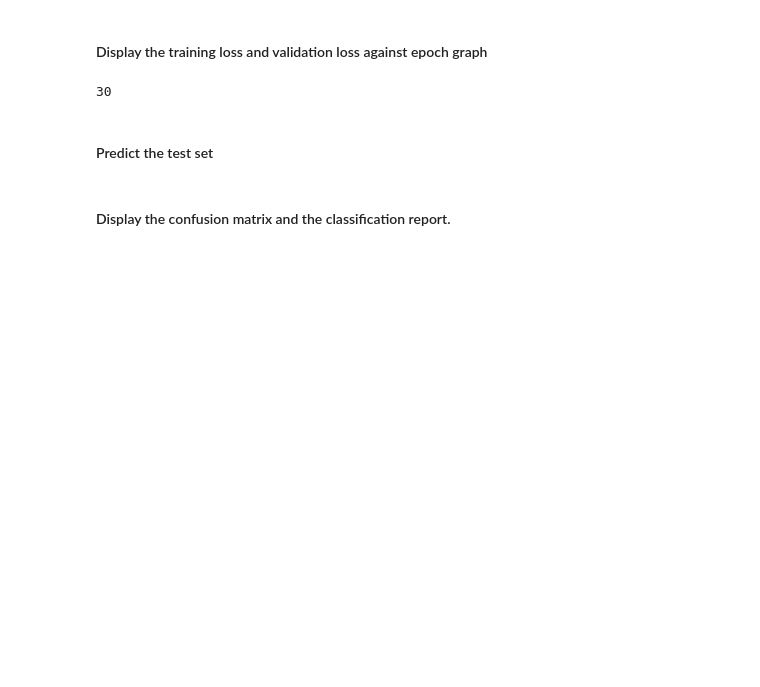
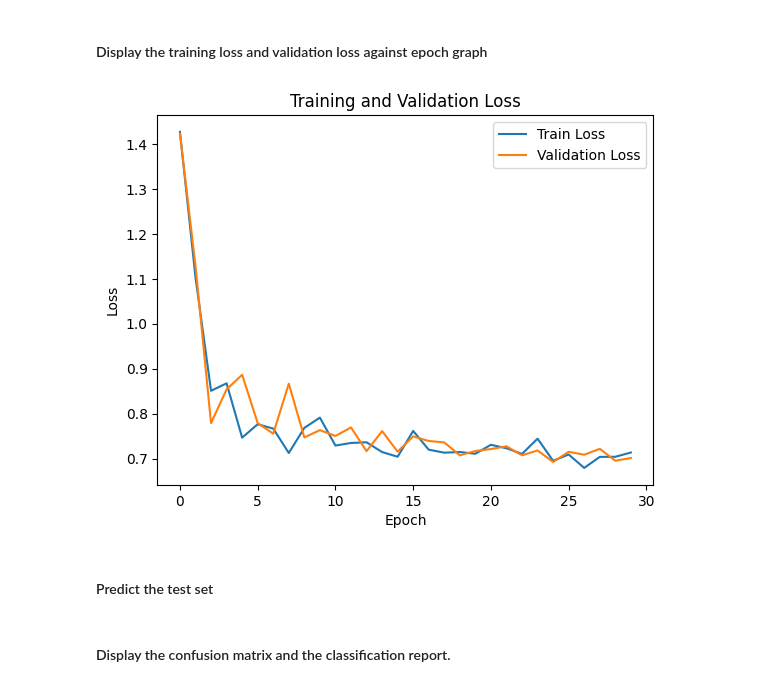
Before and after one commit to koayck/CPC251-TensorFlow-GradientDescent-NN, a Jupyter notebook: weight_estimation.ipynb, the cells around one changed output. Drawn from its saved outputs; the diff is of its cells as text; code cells hidden in the pictures; blank space fills up the shorter version.

```diff
--- a/weight_estimation.ipynb
+++ b/weight_estimation.ipynb
@@ -46,6 +45,7 @@ def loss_fn(y_true, y_pred):
     # epsilon = 1e-7
     # y_pred = tf.clip_by_value(y_pred, epsilon, 1. - epsilon)
     y_true = tf.cast(y_true, tf.float32)
+    y_pred = tf.cast(y_pred, tf.float32)
 
     # Binary Negative Log-Likelihood
     epsilon = 1e-7
@@ -63,19 +63,19 @@ def relu(inputs):
     """
     This function calculates the ReLU function.
     """
-    return tf.maximum(0, inputs)
+    return tf.maximum(0.0   , inputs)
 
 def forward(inputs, weights, biases):
     """
     This function calculates the forward pass (predicts the label).
     """
-    activation = 0
+    activation = inputs
     num_layers = len(weights) - 1
     for i in range(num_layers):
-        weighted_sum = tf.matmul(inputs, weights[i], False, False) + biases[i]
+        weighted_sum = tf.matmul(activation, weights[i]) + biases[i]
         activation = relu(weighted_sum)
 
-    weighted_sum_output = tf.matmul(activation, weights[-1], False, False) + biases[-1]
+    weighted_sum_output = tf.matmul(activation, weights[-1]) + biases[-1]
     prediction = sigmoid(weighted_sum_output)
 
     return prediction
@@ -139,24 +134,27 @@ Hint: <br>
 Use `tf.Variable` to create the tensors.<br>
 Put the tensors in a list.
 # %%
+import numpy as np
+
+
 features = dataset.iloc[:, :-1]  # All rows, all columns except the last
 labels = dataset.iloc[:, -1]  # All rows, only the last column
 
 # Convert the pandas DataFrame into a TensorFlow Dataset
 dataset_tf = tf.data.Dataset.from_tensor_slices((features.values, labels.values))
-
+np.random.seed(42)
 input_size = 5  # 5 features
-hidden_size = 8  # Size of the hidden layer
+hidden_size = 5  # Size of the hidden layer
 output_size = 1  # Predict 2 classes
 
 # Initialize weights and biases for each layer in lists
-weights = [tf.Variable(tf.random.normal([input_size, hidden_size], stddev=0.1)),
-           tf.Variable(tf.random.normal([hidden_size, output_size], stddev=0.1))]
+weights = [tf.Variable(np.random.randn(input_size, hidden_size)),
+           tf.Variable(np.random.randn(hidden_size, output_size))]
 
-biases = [tf.Variable(tf.zeros([hidden_size])),
-          tf.Variable(tf.zeros([output_size]))]
+biases = [tf.Variable(np.random.randn(1,hidden_size)),
+          tf.Variable(np.random.randn(output_size))]
 
-learning_rate = 0.05
+learning_rate = 0.01
 # %% [markdown]
 #### Split the dataset
 The ratio of training and test is 7:1:2.
@@ -179,8 +181,8 @@ test_dataset = dataset_tf.skip(train_size + valid_size)
 # %%
 # Define a function to normalize the data
 def normalize_data(features, labels):
-    features = tf.cast(features, tf.float32)
-    features = (features - tf.reduce_min(features)) / (tf.reduce_max(features) - tf.reduce_min(features))
+    features = tf.cast(features, tf.float64)
+    features = (features - tf.reduce_mean(features)) / tf.math.reduce_std(features)
     return features, labels
 
 # Apply the normalization function to the datasets
@@ -191,3 +193,5 @@ test_dataset = test_dataset.map(normalize_data)
 
 train_dataset = train_dataset.batch(batch_size=32, drop_remainder=True)
 valid_dataset = valid_dataset.batch(batch_size=32, drop_remainder=True)
+
+train_dataset
@@ -217,9 +223,15 @@ Epoch: 29, Train Loss: 0.6939825415611267, Validation Loss: 0.6911517977714539
 # %% [markdown]
 #### Display the training loss and validation loss against epoch graph
 # %%
-len(valid_losses)
+plt.plot(train_losses, label="Train Loss")
+plt.plot(valid_losses, label="Validation Loss")
+plt.title("Training and Validation Loss")
+plt.xlabel("Epoch")
+plt.ylabel("Loss")
+plt.legend()
+plt.show()
 # %% [output]
-30
+[figure, added]
 # %% [markdown]
 #### Predict the test set
 # %% [markdown]
```
Also changed, not shown: parts of 5 cells of this notebook.
